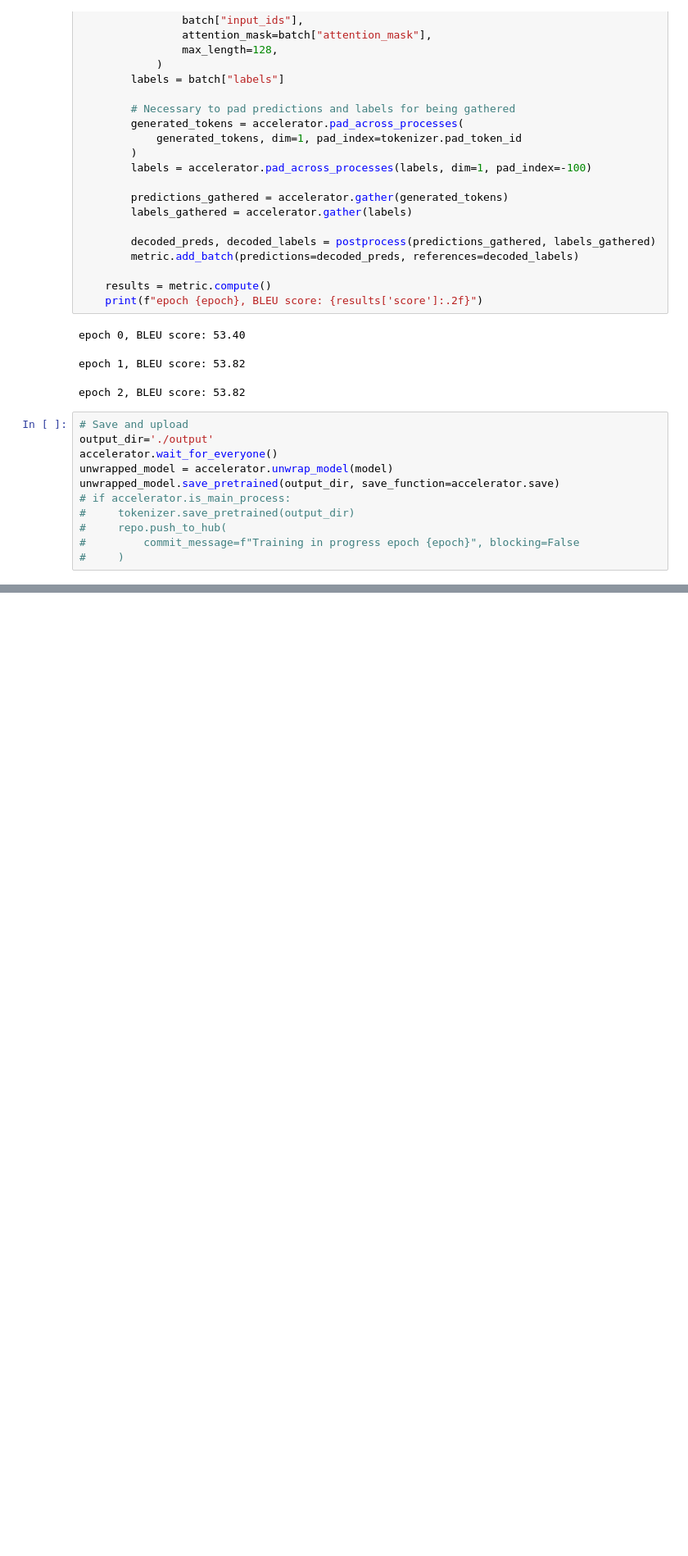
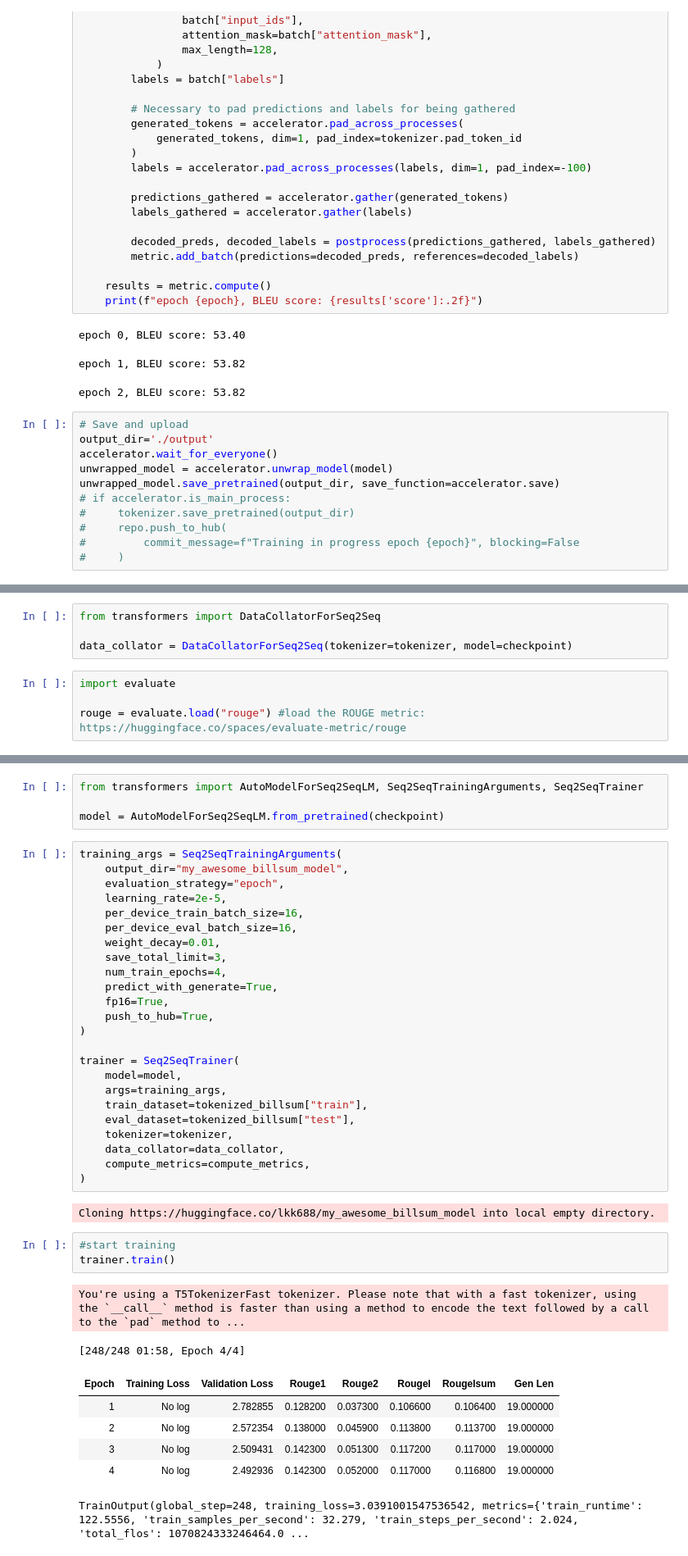
Before and after one commit to lkk688/DeepDataMiningLearning, a Jupyter notebook: nlp/huggingfaceSequence.ipynb, the cells around one changed output, grey strips where cells are left out. Shown at 82% size. Drawn from its saved outputs; the diff is of its cells as text; blank space fills up the shorter version.

```diff
--- a/nlp/huggingfaceSequence.ipynb
+++ b/nlp/huggingfaceSequence.ipynb
@@ -432,0 +741,8 @@ unwrapped_model.save_pretrained(output_dir, save_function=accelerator.save)
+# %%
+from transformers import DataCollatorForSeq2Seq
+
+data_collator = DataCollatorForSeq2Seq(tokenizer=tokenizer, model=checkpoint)
+# %%
+import evaluate
+
+rouge = evaluate.load("rouge") #load the ROUGE metric: https://huggingface.co/spaces/evaluate-metric/rouge
@@ -432,0 +765,42 @@ unwrapped_model.save_pretrained(output_dir, save_function=accelerator.save)
+# %%
+from transformers import AutoModelForSeq2SeqLM, Seq2SeqTrainingArguments, Seq2SeqTrainer
+
+model = AutoModelForSeq2SeqLM.from_pretrained(checkpoint)
+# %%
+training_args = Seq2SeqTrainingArguments(
+    output_dir="my_awesome_billsum_model",
+    evaluation_strategy="epoch",
+    learning_rate=2e-5,
+    per_device_train_batch_size=16,
+    per_device_eval_batch_size=16,
+    weight_decay=0.01,
+    save_total_limit=3,
+    num_train_epochs=4,
+    predict_with_generate=True,
+    fp16=True,
+    push_to_hub=True,
+)
+
+trainer = Seq2SeqTrainer(
+    model=model,
+    args=training_args,
+    train_dataset=tokenized_billsum["train"],
+    eval_dataset=tokenized_billsum["test"],
+    tokenizer=tokenizer,
+    data_collator=data_collator,
+    compute_metrics=compute_metrics,
+)
+# %% [output]
+Cloning https://huggingface.co/lkk688/my_awesome_billsum_model into local empty directory.
+# %%
+#start training
+trainer.train()
+# %% [output]
+You're using a T5TokenizerFast tokenizer. Please note that with a fast tokenizer, using the `__call__` method is faster than using a method to encode the text followed by a call to the `pad` method to ...
+[248/248 01:58, Epoch 4/4]
+| Epoch | Training Loss | Validation Loss | Rouge1 | Rouge2 | Rougel | Rougelsum | Gen Len |
+| 1 | No log | 2.782855 | 0.128200 | 0.037300 | 0.106600 | 0.106400 | 19.000000 |
+| 2 | No log | 2.572354 | 0.138000 | 0.045900 | 0.113800 | 0.113700 | 19.000000 |
+| 3 | No log | 2.509431 | 0.142300 | 0.051300 | 0.117200 | 0.117000 | 19.000000 |
+| 4 | No log | 2.492936 | 0.142300 | 0.052000 | 0.117000 | 0.116800 | 19.000000 |
+TrainOutput(global_step=248, training_loss=3.0391001547536542, metrics={'train_runtime': 122.5556, 'train_samples_per_second': 32.279, 'train_steps_per_second': 2.024, 'total_flos': 1070824333246464.0 ...
```
Also changed, not shown: parts of 48 cells of this notebook, 1 other file.
